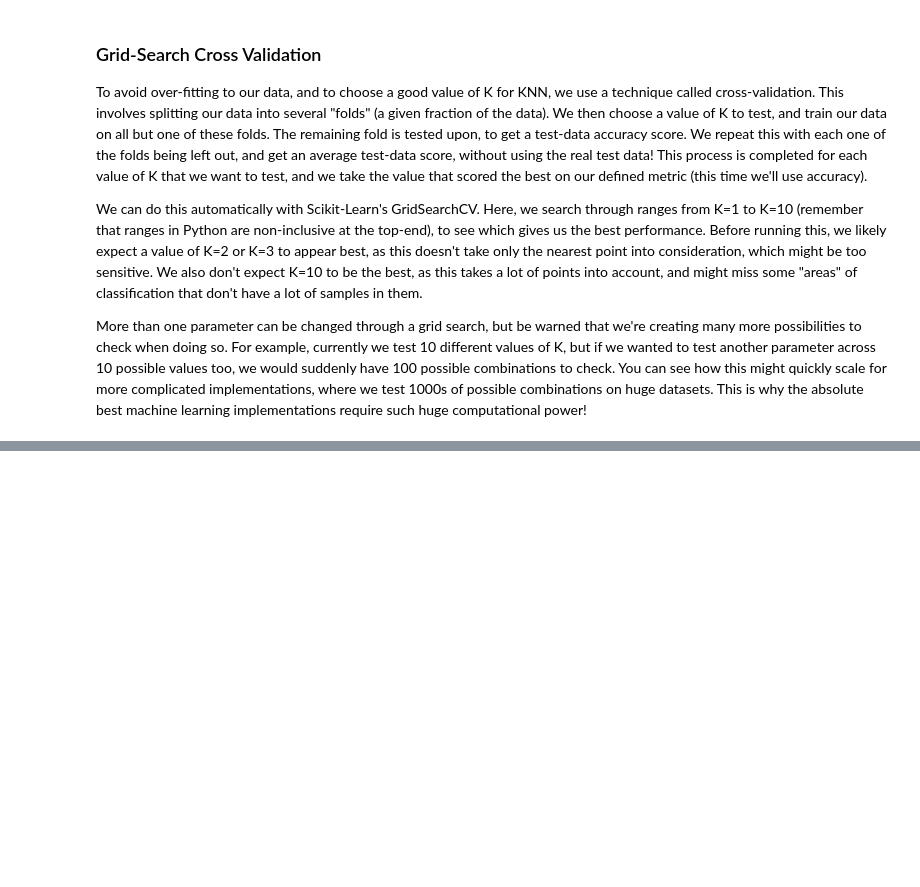
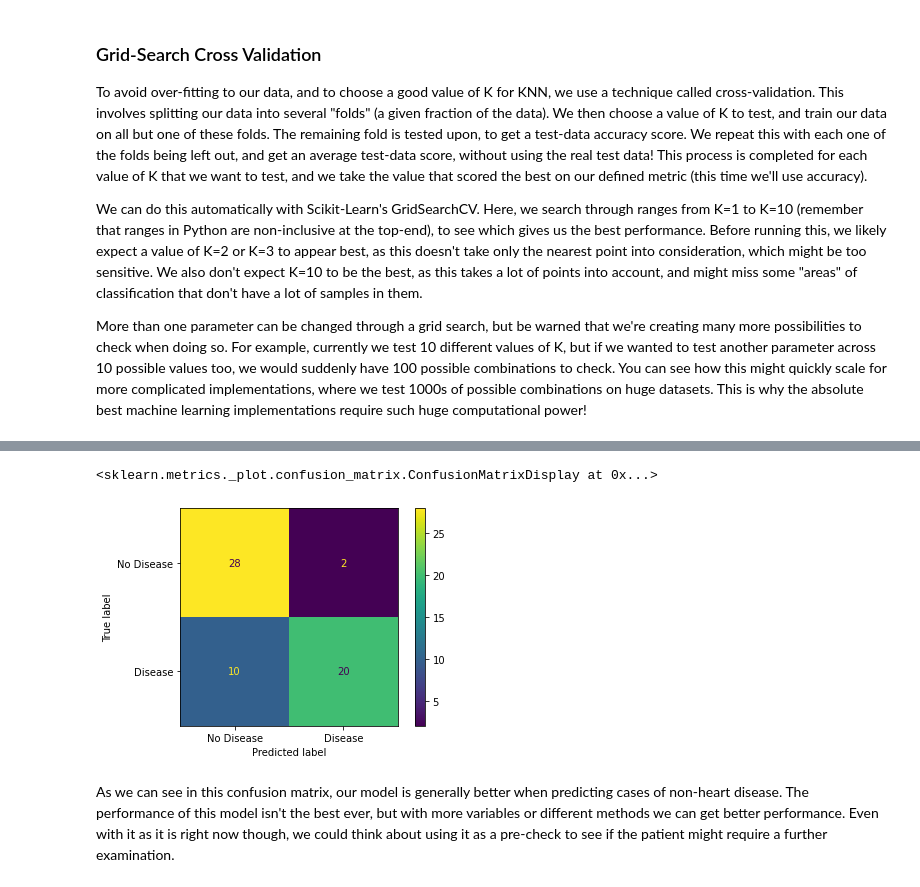
Before and after one commit to Cameron-Watts/Capstone-notebooks, a Jupyter notebook: Notebooks/Classification Methods/Classification Methods - KNN.ipynb, the cells around one changed output, grey strips where cells are left out. Saved outputs shown, nothing was run; the diff lists cells and outputs as text; code cells hidden in the pictures; blank space fills up the shorter version.

```diff
--- a/Notebooks/Classification Methods/Classification Methods - KNN.ipynb
+++ b/Notebooks/Classification Methods/Classification Methods - KNN.ipynb
@@ -304,6 +347,8 @@ df.head()
 | 3 | 3 | -1.941680 | -0.095506 | 0.051047 | 1.633010 | 2.099753 | 3 | 1.0 | 0.0 | 0.0 | ... | ... |
 | 4 | 4 | -1.498933 | -0.095506 | -0.835103 | 0.978071 | 0.295874 | 4 | 0.0 | 0.0 | 0.0 | ... | ... |
 5 rows × 32 columns
+# %%
+df = df.drop(["index"], axis=1)
 # %%
 df.shape
 # %% [output]
@@ -368,0 +426,12 @@ accuracy_score(y_test, y_pred_test)
+# %%
+#Map the 0/1 indicators into labels
+map_dict = {0: "No Disease",
+            1: "Disease"}
+
+
+#Create a lambda function to apply this as a convertion
+index_to_label = lambda n: np.array([map_dict.get(x) for x in n])
+
+#Use this to convert our values into labels
+y_test_label = index_to_label(y_test)
+y_pred_test_label = index_to_label(y_pred_test)
@@ -368,0 +455,14 @@ accuracy_score(y_test, y_pred_test)
+# %%
+labels = ["No Disease", "Disease"]
+
+#Generate the confusion matrix
+cm = confusion_matrix(y_test_label, y_pred_test_label, labels = labels)
+
+#Display the confusion matrix
+disp = ConfusionMatrixDisplay(confusion_matrix=cm, display_labels=labels)
+disp.plot()
+# %% [output]
+<sklearn.metrics._plot.confusion_matrix.ConfusionMatrixDisplay at 0x...>
+[figure, added]
+# %% [markdown]
+As we can see in this confusion matrix, our model is generally better when predicting cases of non-heart disease. The performance of this model isn't the best ever, but with more variables or different methods we can get better performance. Even with it as it is right now though, we could think about using it as a pre-check to see if the patient might require a further examination.
```
Also changed, not shown: parts of 16 cells of this notebook.
